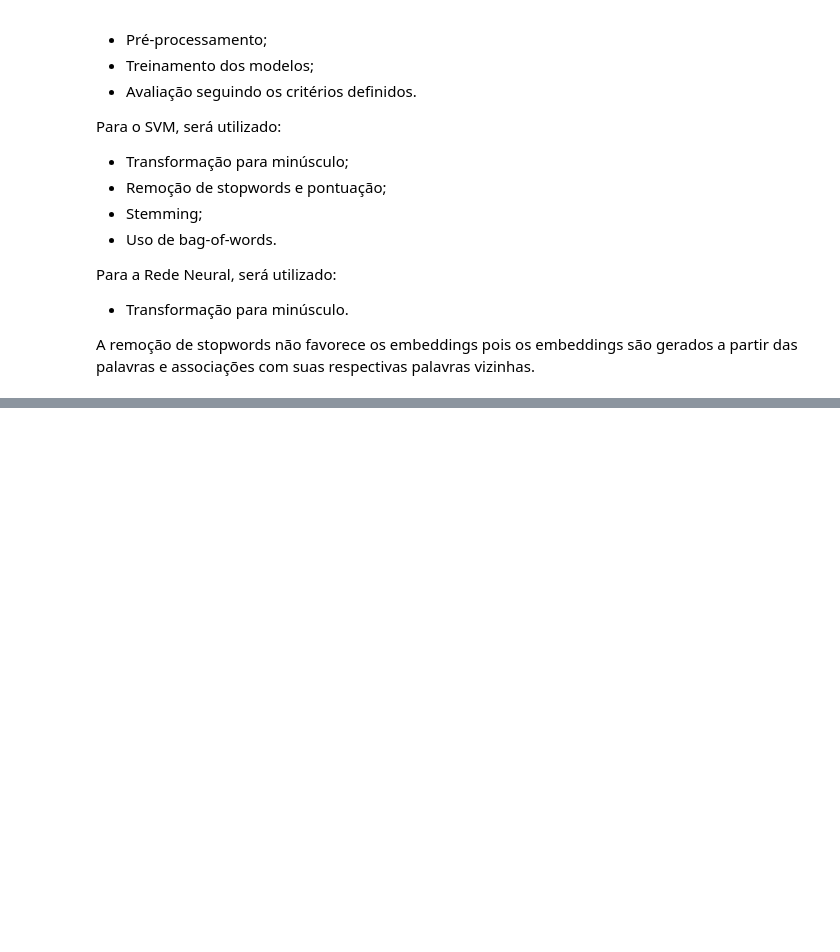
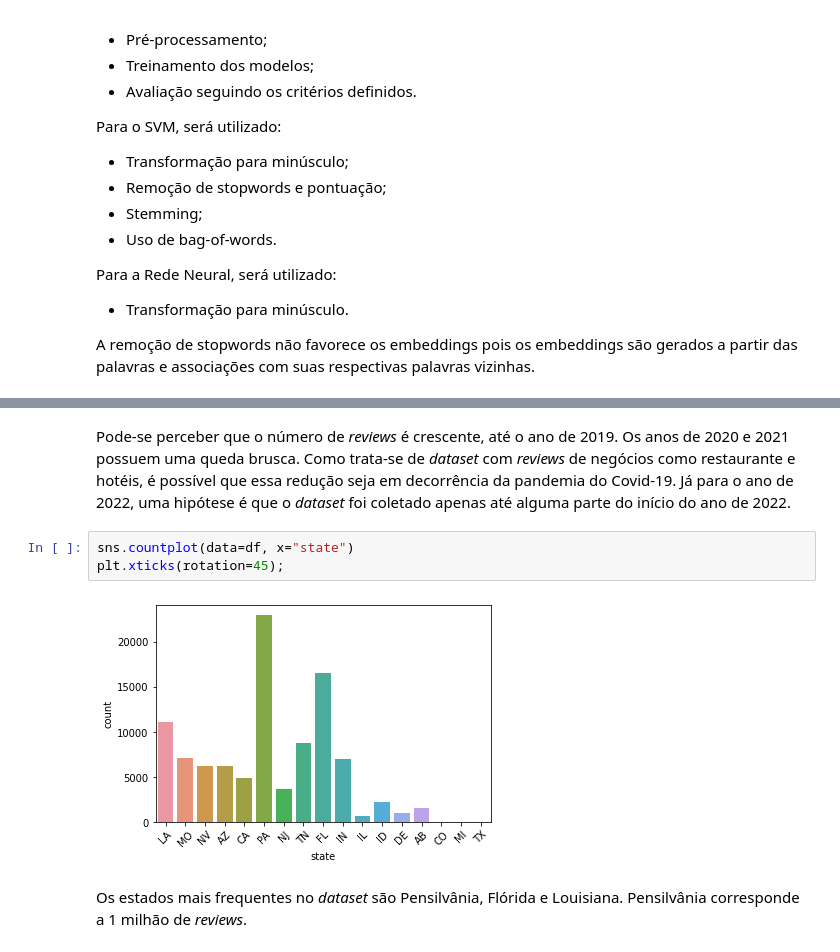
Before and after one commit to cristianomg10/uniasselvi-projeto-ii, a Jupyter notebook: Projeto_II_Futuro_dos_Dados_e_Aplicação_de_Big_Data.ipynb, the cells around one changed output, grey strips where cells are left out. Saved outputs shown, nothing was run; the diff lists cells and outputs as text; blank space fills up the shorter version.

```diff
--- a/Projeto_II_Futuro_dos_Dados_e_Aplicação_de_Big_Data.ipynb
+++ b/Projeto_II_Futuro_dos_Dados_e_Aplicação_de_Big_Data.ipynb
@@ -78,0 +126,9 @@ A remoção de stopwords não favorece os embeddings pois os embeddings são ger
+# %% [markdown]
+Pode-se perceber que o número de *reviews* é crescente, até o ano de 2019. Os anos de 2020 e 2021 possuem uma queda brusca. Como trata-se de *dataset* com *reviews* de negócios como restaurante e hotéis, é possível que essa redução seja em decorrência da pandemia do Covid-19. Já para o ano de 2022, uma hipótese é que o *dataset* foi coletado apenas até alguma parte do início do ano de 2022.
+# %%
+sns.countplot(data=df, x="state")
+plt.xticks(rotation=45);
+# %% [output]
+[figure, added]
+# %% [markdown]
+Os estados mais frequentes no *dataset* são Pensilvânia, Flórida e Louisiana. Pensilvânia corresponde a 1 milhão de *reviews*.
```
Also changed, not shown: parts of 53 cells of this notebook.
